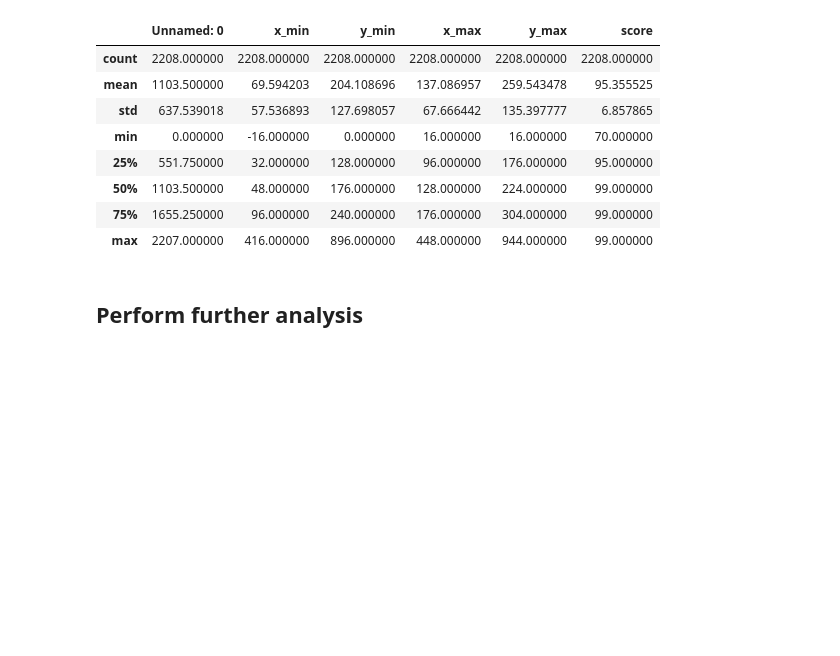
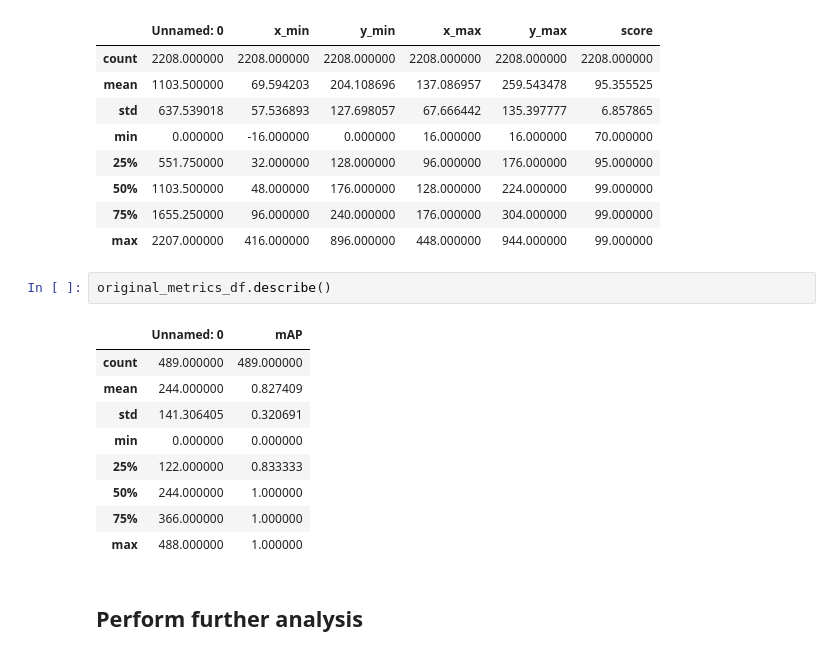
Before and after one commit to darkhorrow/semantic-segmentation-tgc, a Jupyter notebook: faster-rncc/MethodComparison.ipynb, the cells around one changed output. Drawn from its saved outputs; the diff is of its cells as text; blank space fills up the shorter version.

```diff
--- a/faster-rncc/MethodComparison.ipynb
+++ b/faster-rncc/MethodComparison.ipynb
@@ -46,6 +48,18 @@ crop_df.describe()
 | 50% | 1103.500000 | 48.000000 | 176.000000 | 128.000000 | 224.000000 | 99.000000 |
 | 75% | 1655.250000 | 96.000000 | 240.000000 | 176.000000 | 304.000000 | 99.000000 |
 | max | 2207.000000 | 416.000000 | 896.000000 | 448.000000 | 944.000000 | 99.000000 |
+# %%
+original_metrics_df.describe()
+# %% [output]
+|  | Unnamed: 0 | mAP |
+| count | 489.000000 | 489.000000 |
+| mean | 244.000000 | 0.827409 |
+| std | 141.306405 | 0.320691 |
+| min | 0.000000 | 0.000000 |
+| 25% | 122.000000 | 0.833333 |
+| 50% | 244.000000 | 1.000000 |
+| 75% | 366.000000 | 1.000000 |
+| max | 488.000000 | 1.000000 |
 # %% [markdown]
 ## Perform further analysis
 # %%
```
Also changed, not shown: parts of 4 cells of this notebook.
